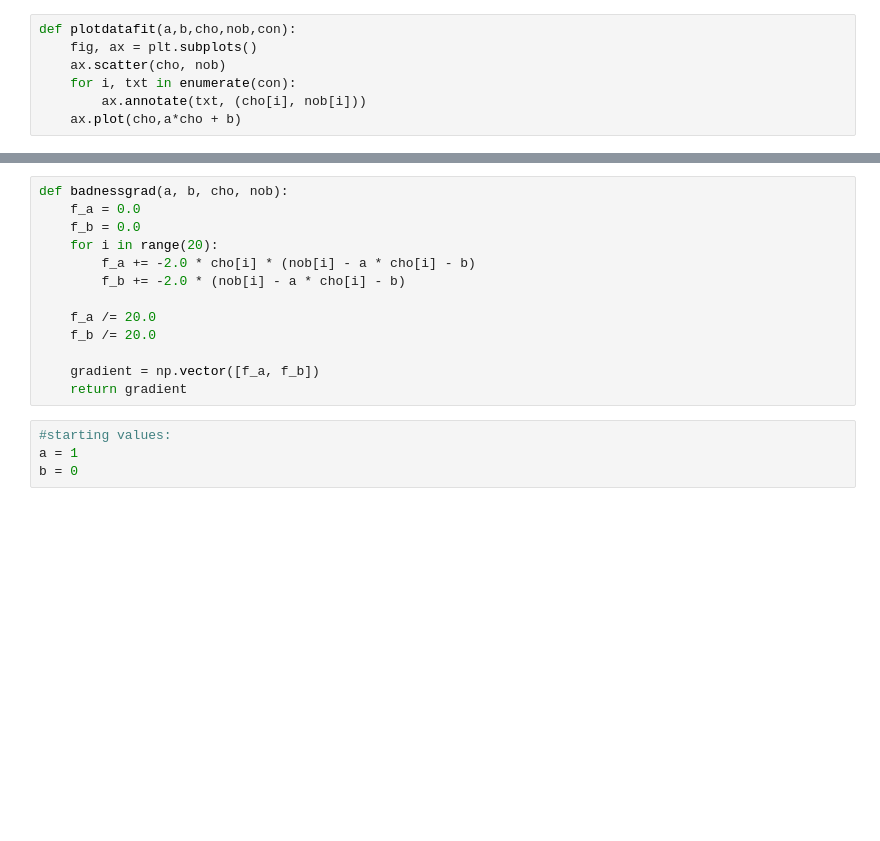
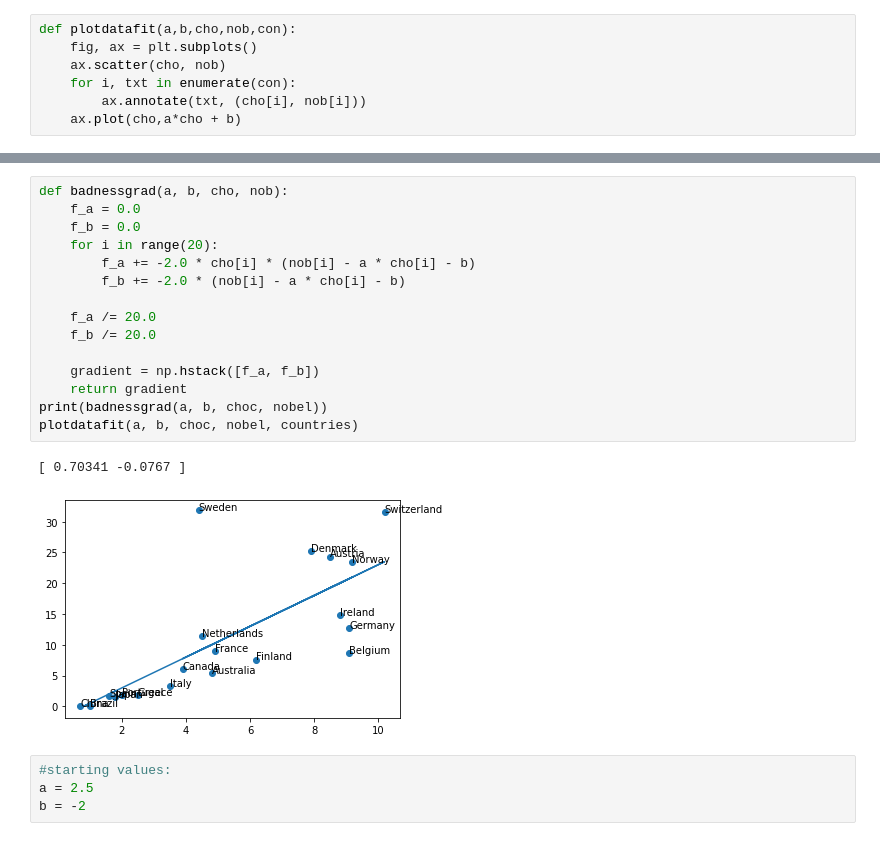
Before and after one commit to Malthe-J/MASD, a Jupyter notebook: A2-exercise4.ipynb, the cells around one changed output, grey strips where cells are left out. Drawn from its saved outputs; the diff is of its cells as text; blank space fills up the shorter version.

```diff
--- a/A2-exercise4.ipynb
+++ b/A2-exercise4.ipynb
@@ -35,17 +38,22 @@ def badness(a, b, cho, nob):
 # %%
 def badnessgrad(a, b, cho, nob):
     f_a = 0.0
     f_b = 0.0
     for i in range(20):
         f_a += -2.0 * cho[i] * (nob[i] - a * cho[i] - b)
         f_b += -2.0 * (nob[i] - a * cho[i] - b)
 
     f_a /= 20.0
     f_b /= 20.0
 
-    gradient = np.vector([f_a, f_b])
+    gradient = np.hstack([f_a, f_b])
     return gradient
+print(badnessgrad(a, b, choc, nobel))
+plotdatafit(a, b, choc, nobel, countries)
+# %% [output]
+[ 0.70341 -0.0767 ]
+[figure, added]
 # %%
 #starting values:
-a = 1
-b = 0
+a = 2.5
+b = -2
```
Also changed, not shown: parts of 2 cells of this notebook.
